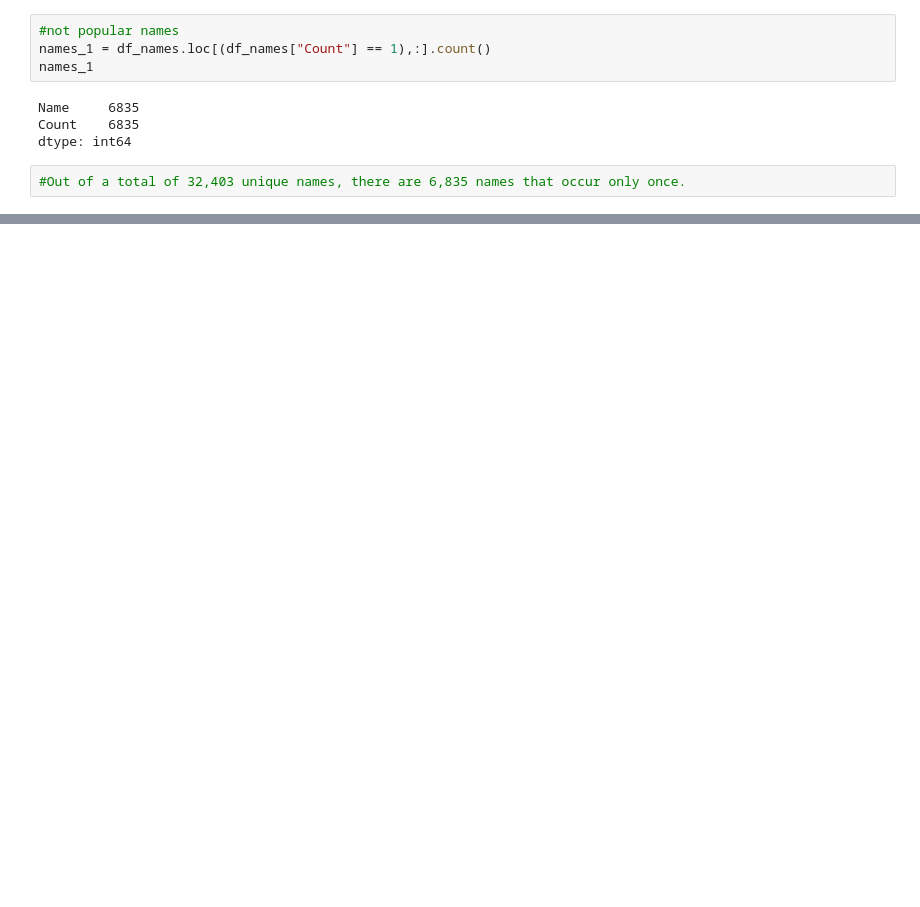
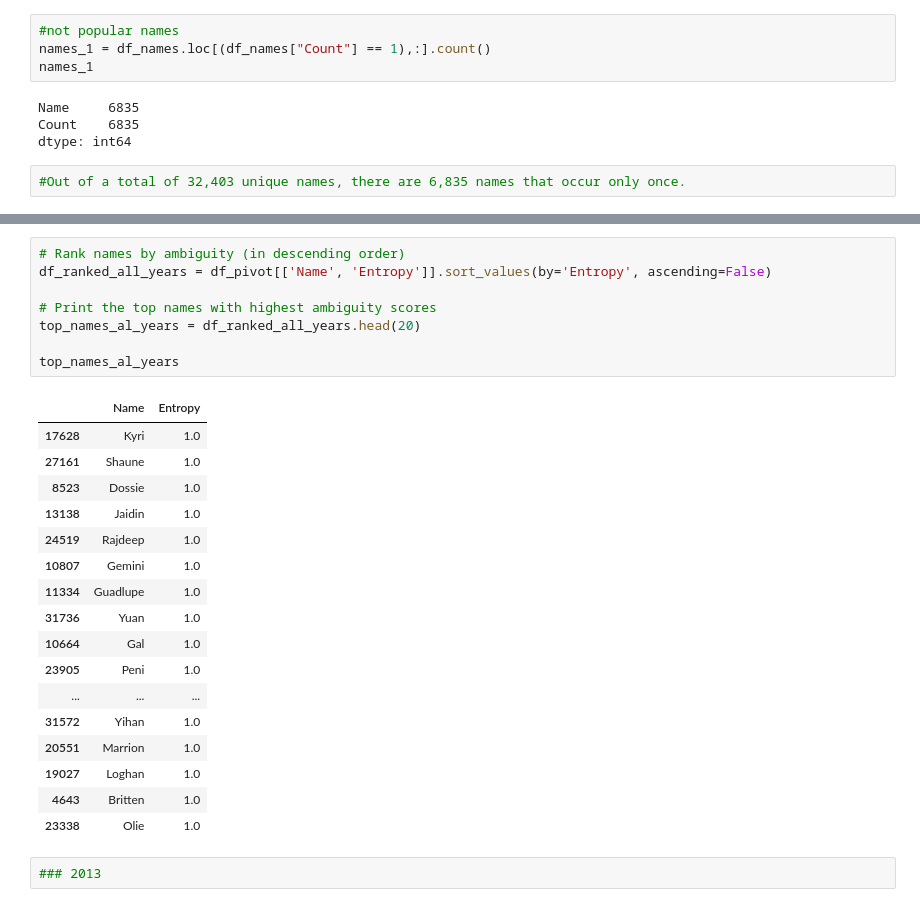
Before and after one commit to mukhran/Data_Exploration, a Jupyter notebook: Baby Names.ipynb, the cells around one changed output, grey strips where cells are left out. Cells and saved outputs as stored; diff of their text form; blank space fills up the shorter version.

```diff
--- a/Baby Names.ipynb
+++ b/Baby Names.ipynb
@@ -188,0 +284,28 @@ dtype: int64
+# %%
+# Rank names by ambiguity (in descending order)
+df_ranked_all_years = df_pivot[['Name', 'Entropy']].sort_values(by='Entropy', ascending=False)
+
+# Print the top names with highest ambiguity scores
+top_names_al_years = df_ranked_all_years.head(20)
+
+top_names_al_years
+# %% [output]
+|  | Name | Entropy |
+| 17628 | Kyri | 1.0 |
+| 27161 | Shaune | 1.0 |
+| 8523 | Dossie | 1.0 |
+| 13138 | Jaidin | 1.0 |
+| 24519 | Rajdeep | 1.0 |
+| 10807 | Gemini | 1.0 |
+| 11334 | Guadlupe | 1.0 |
+| 31736 | Yuan | 1.0 |
+| 10664 | Gal | 1.0 |
+| 23905 | Peni | 1.0 |
+| ... | ... | ... |
+| 31572 | Yihan | 1.0 |
+| 20551 | Marrion | 1.0 |
+| 19027 | Loghan | 1.0 |
+| 4643 | Britten | 1.0 |
+| 23338 | Olie | 1.0 |
+# %%
+### 2013
```
Also changed, not shown: parts of 18 cells of this notebook.
